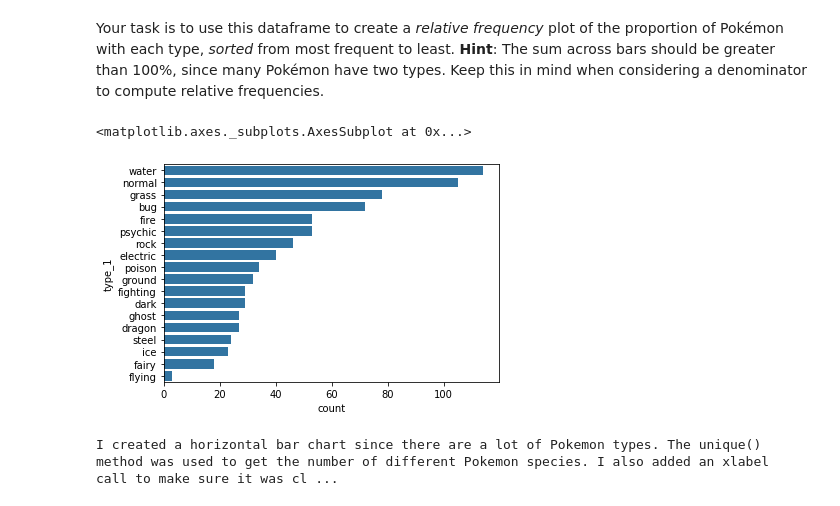
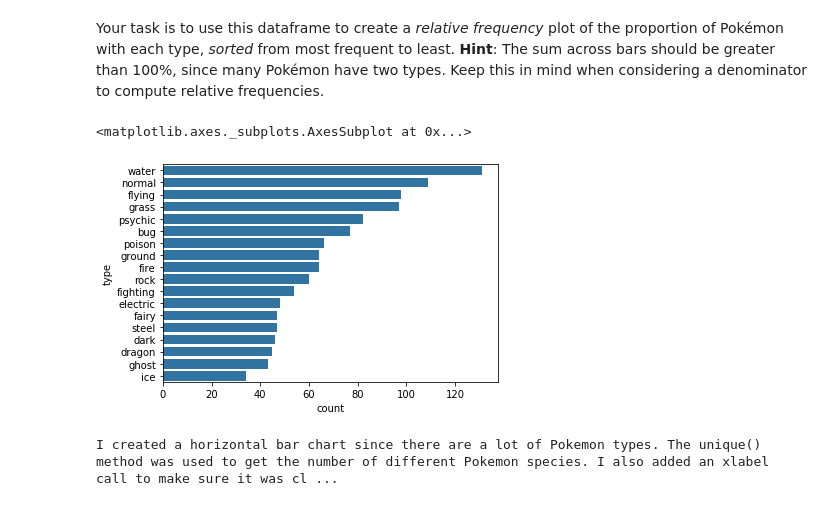
Before and after one commit to Siddharth1698/Data-Analyst-Nanodegree, a Jupyter notebook: Data Visualization/Bar_Chart_Practice.ipynb, the cells around one changed output. Saved outputs shown, nothing was run; the diff lists cells and outputs as text; code cells hidden in the pictures.

Commit message:
Data Visualization - bar charts

```diff
--- a/Data Visualization/Bar_Chart_Practice.ipynb
+++ b/Data Visualization/Bar_Chart_Practice.ipynb
@@ -53,11 +74,11 @@ pkmn_types.head()
 # %% [markdown]
 Your task is to use this dataframe to create a _relative frequency_ plot of the proportion of Pokémon with each type, _sorted_ from most frequent to least. **Hint**: The sum across bars should be greater than 100%, since many Pokémon have two types. Keep this in mind when considering a denominator to compute relative frequencies.
 # %%
-od = pokemon['type_1'].value_counts().index
-sb.countplot(data = pokemon,y = 'type_1',color=base_color, order = od)
+od = df['type'].value_counts().index
+sb.countplot(data = df,y = 'type',color=base_color, order = od)
 # %% [output]
 <matplotlib.axes._subplots.AxesSubplot at 0x...>
-[figure, old version]
+[figure, new version]
 # %%
 bar_chart_solution_2()
 # %% [output]
```
Also changed, not shown: parts of 1 cell of this notebook.
